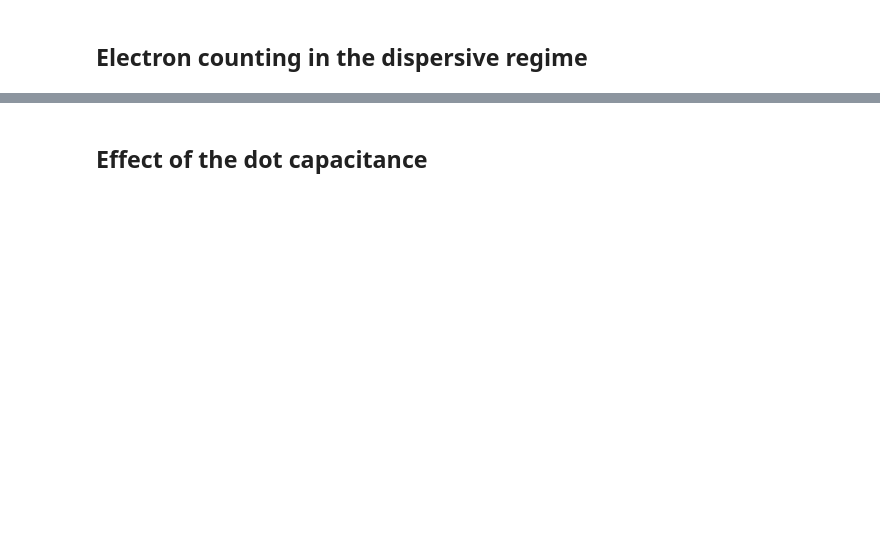
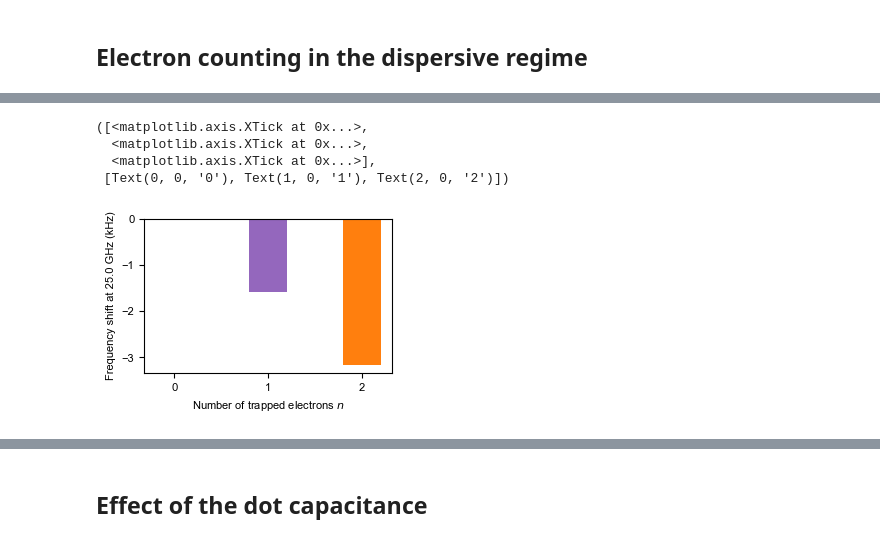
Before and after one commit to gkoolstra/quantum_electron, a Jupyter notebook: examples/98_electron_capacitance.ipynb, the cells around one changed output, grey strips where cells are left out. Saved outputs shown, nothing was run; the diff lists cells and outputs as text; code cells hidden in the pictures; blank space fills up the shorter version.

```diff
--- a/examples/98_electron_capacitance.ipynb
+++ b/examples/98_electron_capacitance.ipynb
@@ -106,0 +142,3 @@ list(evals.keys())[0].subs(C1, C).subs(C2, C).simplify()
+# %%
+MinvK = M.inv() * K
+MinvK
@@ -207,13 +265,13 @@ for Ex, color in zip([0.25e6, 1e6], ['gray', 'black']):
     params = {"c" : 1 / (omega0 ** 2 * l) - 2 * cdot,
               "cdot" : cdot,
               "l" : l,
-              "omega_e" : 2 * np.pi * 20e9,
+              "omega_trap" : 2 * np.pi * 20e9,
               "alpha_plus_prime" : Ex,
               "alpha_minus_prime" : -Ex}
 
     for k, f_e in enumerate(electron_freqs):
-        params["omega_e"] = 2 * np.pi * f_e
-        efreqs = diagonalize_this(**params)
+        params["omega_trap"] = 2 * np.pi * f_e
+        efreqs = single_e_system(**params)
 
         eigenfrequencies[k] = np.sort(efreqs)
 
@@ -222,7 +280,7 @@ for Ex, color in zip([0.25e6, 1e6], ['gray', 'black']):
         plt.plot(electron_freqs /1e9, eigenfrequencies[:, k] /1e9, color=color, label=label)
 
     # Estimate 2 * g from the minimum distance.
-    print("2g = ", np.min(eigenfrequencies[:, 1] - eigenfrequencies[:, 0]) / 1e6, "MHz")
+    print("2g/2π = ", np.min(eigenfrequencies[:, 1] - eigenfrequencies[:, 0]) / 1e6, "MHz")
 
     plt.xlabel("Electron frequency (GHz)")
     plt.ylabel("Eigenfrequencies (GHz)")
@@ -298,0 +399,18 @@ plt.legend(loc=0, frameon=False)
+# %%
+trap_curv_freq = 25e9
+
+shifts_kHz = [0,
+              1e-3 * (eigenfrequencies_single_e[np.argmin(np.abs(trap_curv_freq - trap_curvatures)), 0] - f0_diff),
+              1e-3 * (eigenfrequencies_double_e[np.argmin(np.abs(trap_curv_freq - trap_curvatures)), 0] - f0_diff)]
+
+plt.figure(figsize=(3.2, 2))
+plt.bar(range(3), shifts_kHz, color=['tab:blue', 'tab:purple', 'tab:orange'], width=0.4)
+plt.xlabel("Number of trapped electrons $n$")
+plt.ylabel(f"Frequency shift at {trap_curv_freq/1e9:.1f} GHz (kHz)")
+plt.xticks(range(3))
+# %% [output]
+([<matplotlib.axis.XTick at 0x...>,
+  <matplotlib.axis.XTick at 0x...>,
+  <matplotlib.axis.XTick at 0x...>],
+ [Text(0, 0, '0'), Text(1, 0, '1'), Text(2, 0, '2')])
+[figure, added]
```
Also changed, not shown: parts of 26 cells of this notebook.
